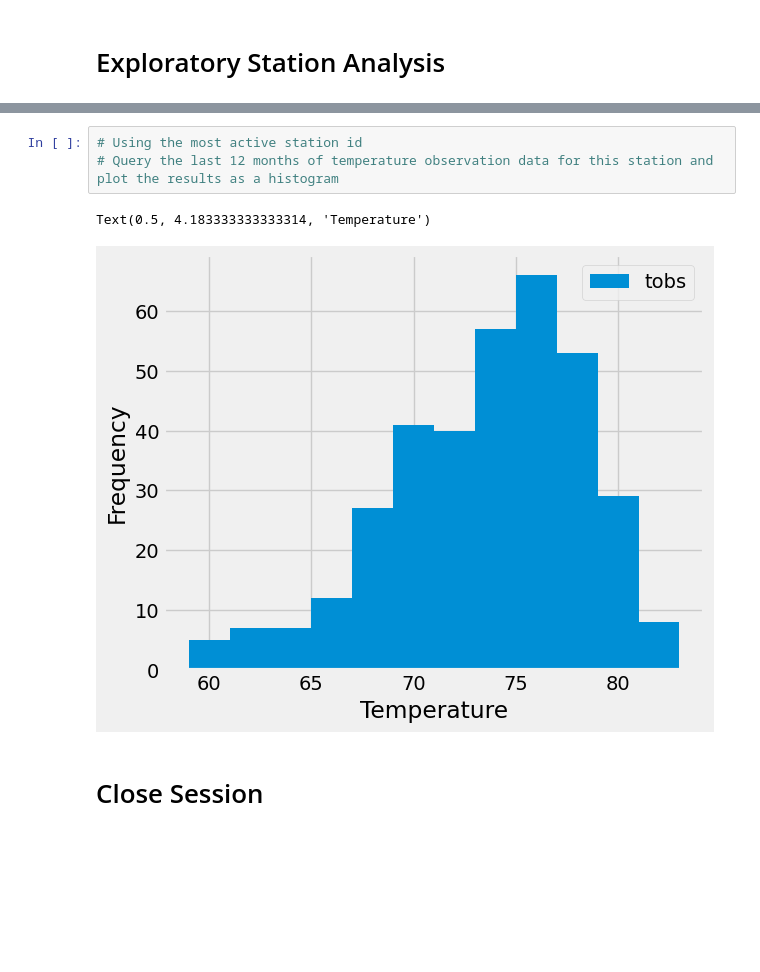
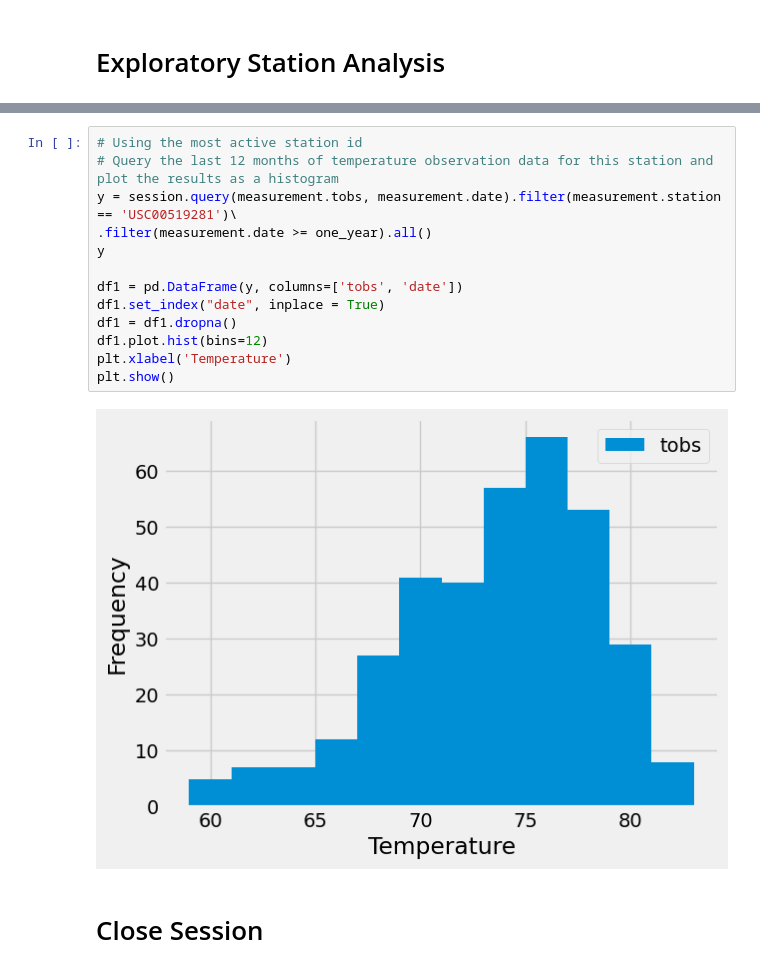
Before and after one commit to Andrewli1212/sqlalchemy-challenge, a Jupyter notebook: climate_starter.ipynb, the cells around one changed output, grey strips where cells are left out. Cells and saved outputs as stored; diff of their text form; blank space fills up the shorter version.

```diff
--- a/climate_starter.ipynb
+++ b/climate_starter.ipynb
@@ -149,9 +127,18 @@ df_sort
 # %%
 # Using the most active station id
 # Query the last 12 months of temperature observation data for this station and plot the results as a histogram
+y = session.query(measurement.tobs, measurement.date).filter(measurement.station == 'USC00519281')\
+.filter(measurement.date >= one_year).all()
+y
+
+df1 = pd.DataFrame(y, columns=['tobs', 'date'])
+df1.set_index("date", inplace = True)
+df1 = df1.dropna()
+df1.plot.hist(bins=12)
+plt.xlabel('Temperature')
+plt.show()
 # %% [output]
-Text(0.5, 4.183333333333314, 'Temperature')
-[figure, old version]
+[figure, new version]
 # %% [markdown]
 # Close Session
 # %%
```
Also changed, not shown: parts of 7 cells of this notebook, 2 other files.
